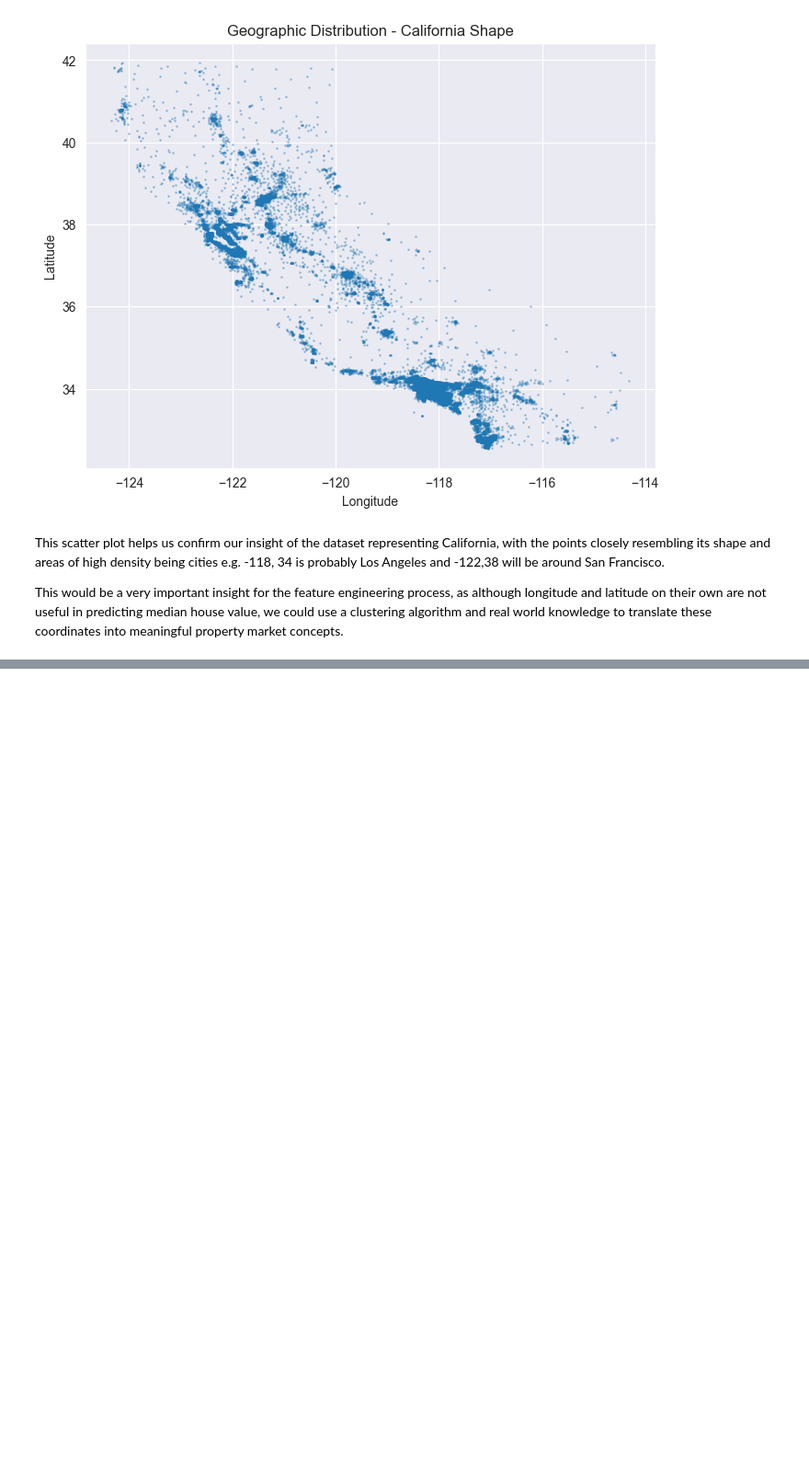
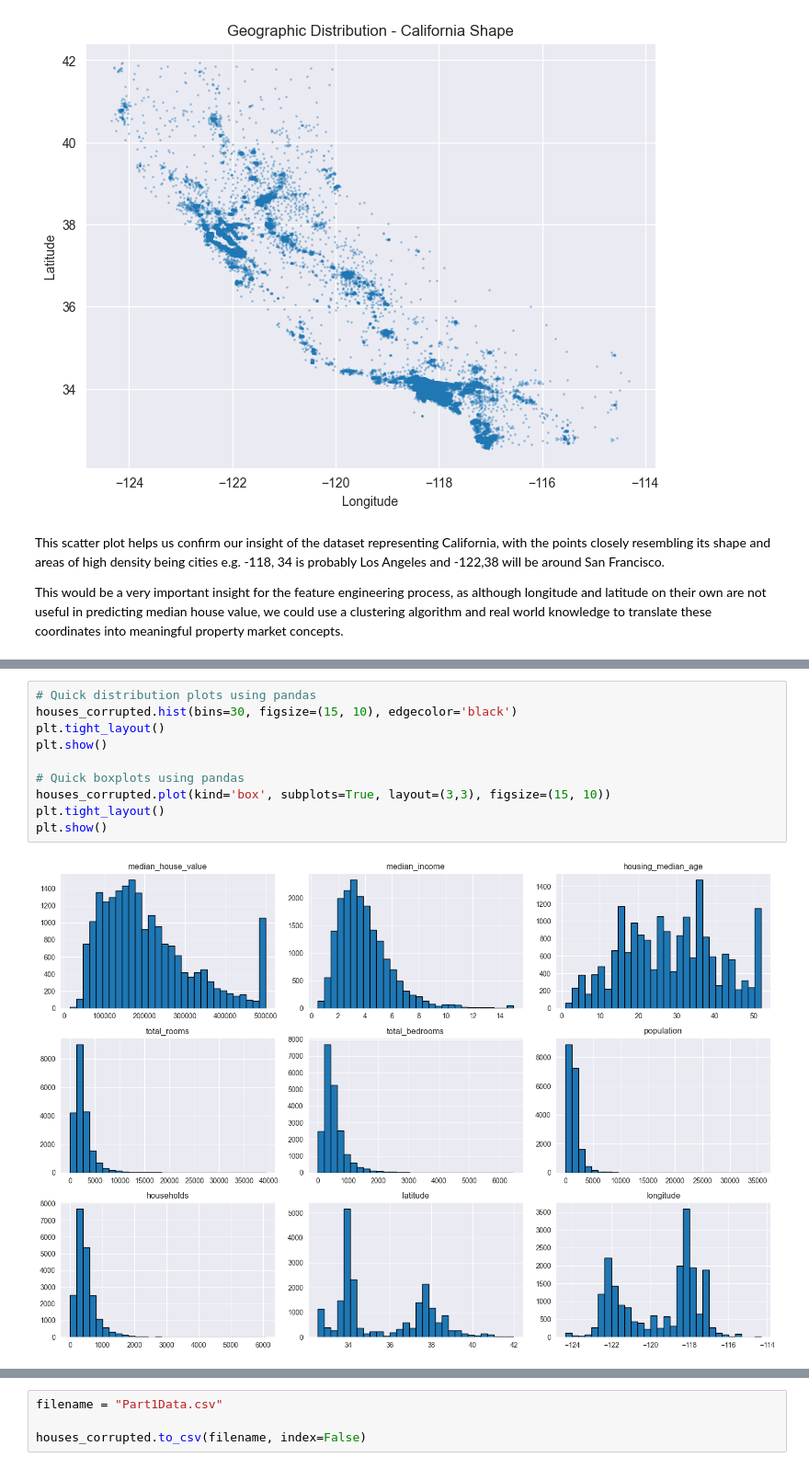
Before and after one commit to jamiefostergrime2/PredictiveAnalytics-ComputerVision-AI-Project, a Jupyter notebook: Part1_DataEngineering.ipynb, the cells around one changed output, grey strips where cells are left out. Shown at 92% size. Cells and saved outputs as stored; diff of their text form; blank space fills up the shorter version.

```diff
--- a/Part1_DataEngineering.ipynb
+++ b/Part1_DataEngineering.ipynb
@@ -157,0 +162,12 @@ This would be a very important insight for the feature engineering process, as a
+# %%
+# Quick distribution plots using pandas
+houses_corrupted.hist(bins=30, figsize=(15, 10), edgecolor='black')
+plt.tight_layout()
+plt.show()
+
+# Quick boxplots using pandas
+houses_corrupted.plot(kind='box', subplots=True, layout=(3,3), figsize=(15, 10))
+plt.tight_layout()
+plt.show()
+# %% [output]
+[figure, added]
@@ -157,0 +175,4 @@ This would be a very important insight for the feature engineering process, as a
+# %%
+filename = "Part1Data.csv"
+
+houses_corrupted.to_csv(filename, index=False)
```
Also changed, not shown: parts of 2 cells of this notebook, 1 other file.
